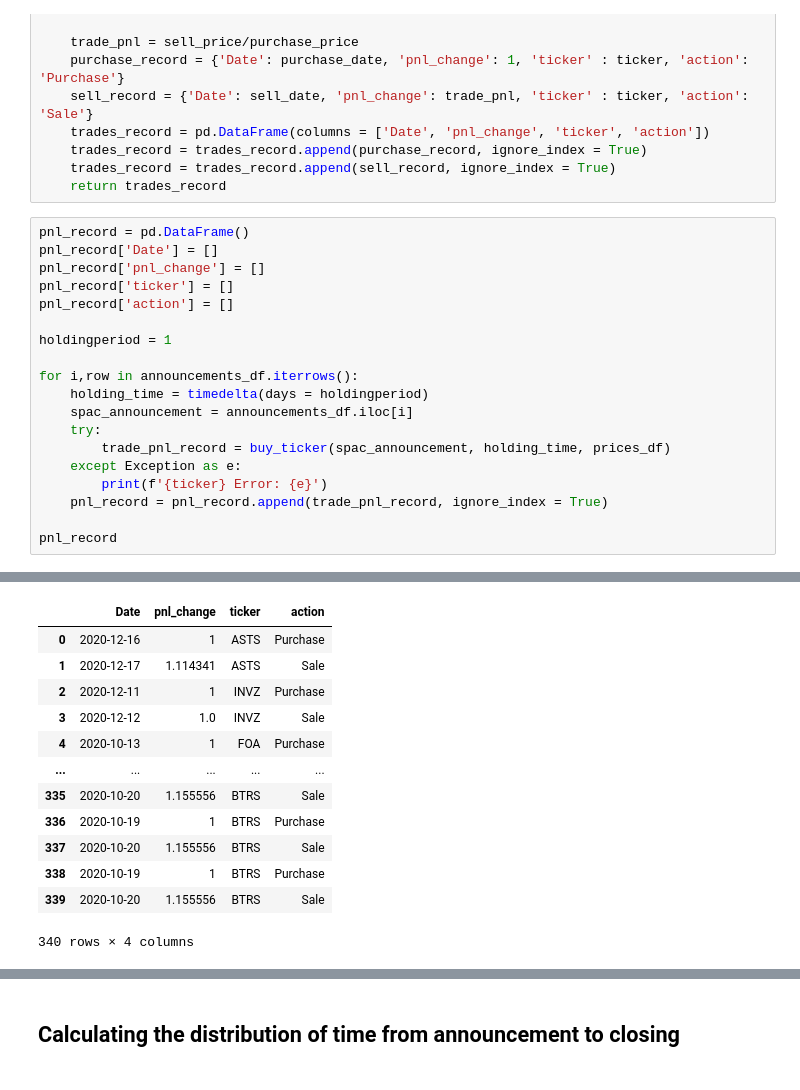
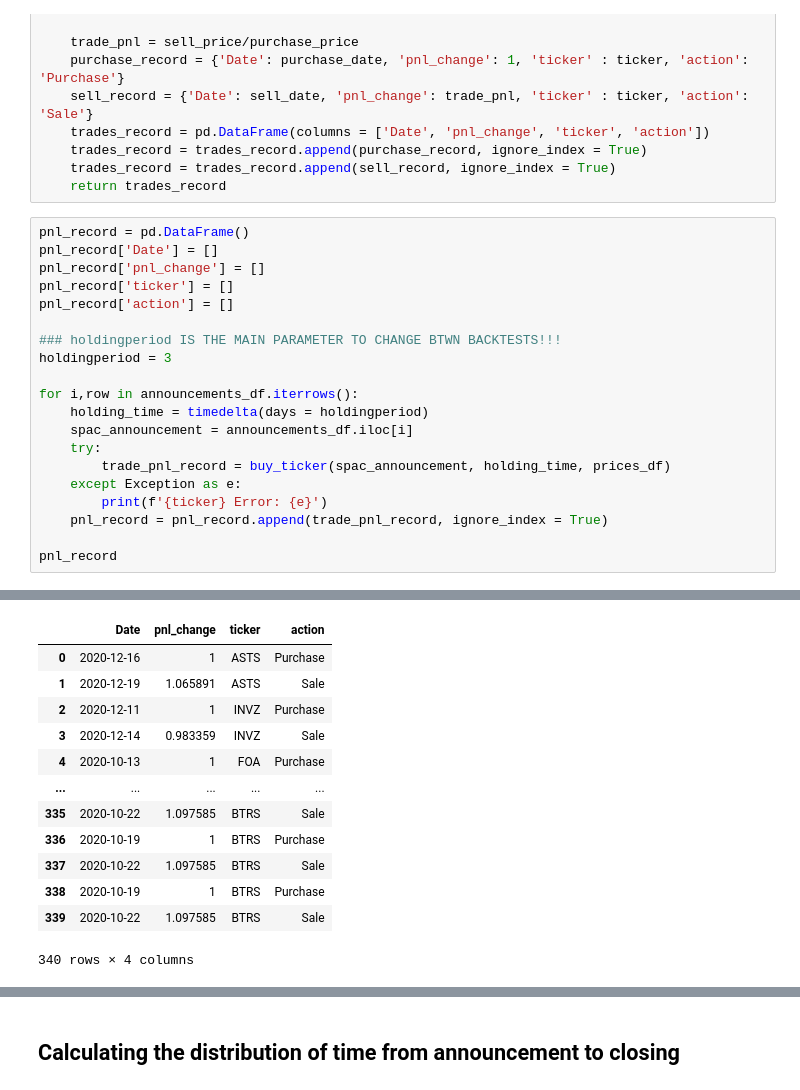
Before and after one commit to rahinroy/spac-ucf, a Jupyter notebook: MN Announcement Trading Backtester.ipynb, the cells around one changed output, grey strips where cells are left out. Saved outputs shown, nothing was run; the diff lists cells and outputs as text.

```diff
--- a/MN Announcement Trading Backtester.ipynb
+++ b/MN Announcement Trading Backtester.ipynb
@@ -105,7 +105,8 @@ pnl_record['pnl_change'] = []
 pnl_record['ticker'] = []
 pnl_record['action'] = []
 
-holdingperiod = 1
+### holdingperiod IS THE MAIN PARAMETER TO CHANGE BTWN BACKTESTS!!!
+holdingperiod = 3
 
 for i,row in announcements_df.iterrows():
     holding_time = timedelta(days = holdingperiod)
@@ -134,19 +135,19 @@ NVVE 2020-11-12 00:00:00 9.93
 CDEV not in price data- skipping ticker
 INVZ Error: "['CDEV'] not in index"
 CCN not in price data- skipping ticker
 INVZ Error: "['CCN'] not in index"
 |  | Date | pnl_change | ticker | action |
 | 0 | 2020-12-16 | 1 | ASTS | Purchase |
-| 1 | 2020-12-17 | 1.114341 | ASTS | Sale |
+| 1 | 2020-12-19 | 1.065891 | ASTS | Sale |
 | 2 | 2020-12-11 | 1 | INVZ | Purchase |
-| 3 | 2020-12-12 | 1.0 | INVZ | Sale |
+| 3 | 2020-12-14 | 0.983359 | INVZ | Sale |
 | 4 | 2020-10-13 | 1 | FOA | Purchase |
 | ... | ... | ... | ... | ... |
-| 335 | 2020-10-20 | 1.155556 | BTRS | Sale |
+| 335 | 2020-10-22 | 1.097585 | BTRS | Sale |
 | 336 | 2020-10-19 | 1 | BTRS | Purchase |
-| 337 | 2020-10-20 | 1.155556 | BTRS | Sale |
+| 337 | 2020-10-22 | 1.097585 | BTRS | Sale |
 | 338 | 2020-10-19 | 1 | BTRS | Purchase |
-| 339 | 2020-10-20 | 1.155556 | BTRS | Sale |
+| 339 | 2020-10-22 | 1.097585 | BTRS | Sale |
 340 rows × 4 columns
 # %%
 pnl_record = pnl_record.sort_values(by = ['Date'])
```
Also changed, not shown: parts of 9 cells of this notebook.
